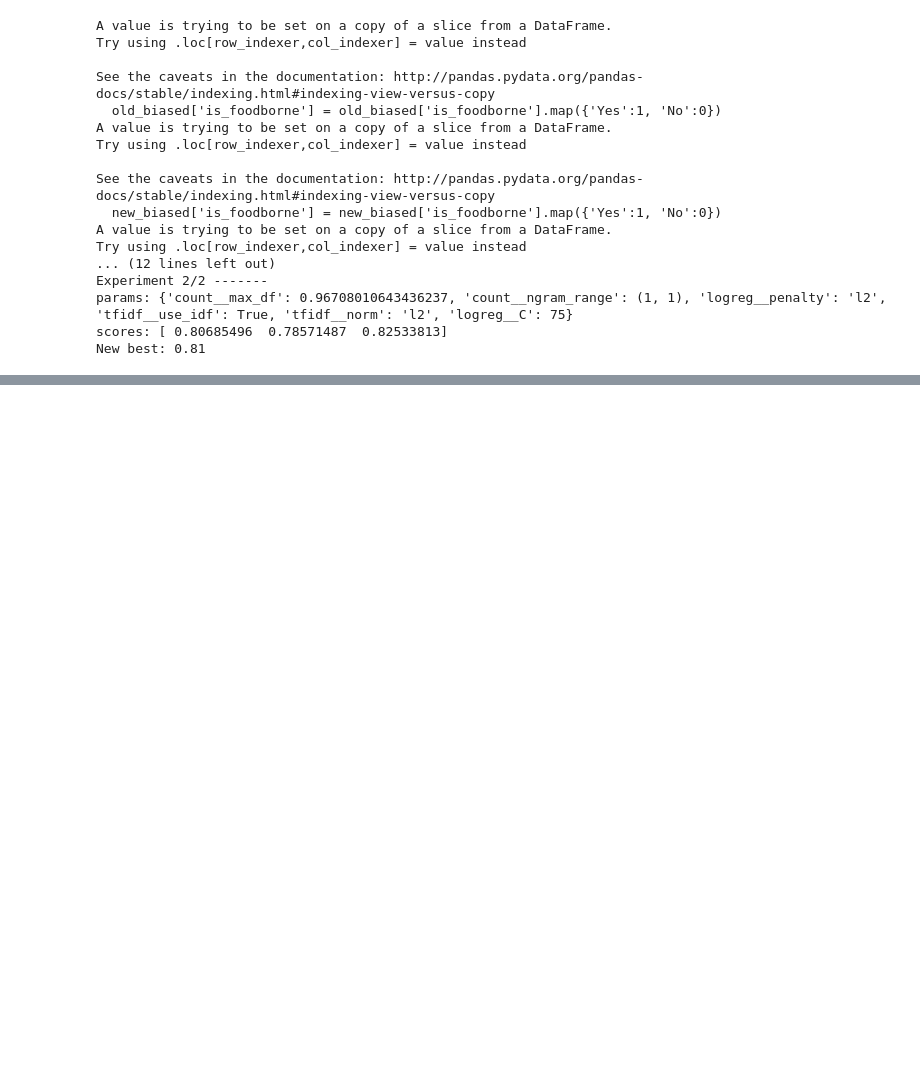
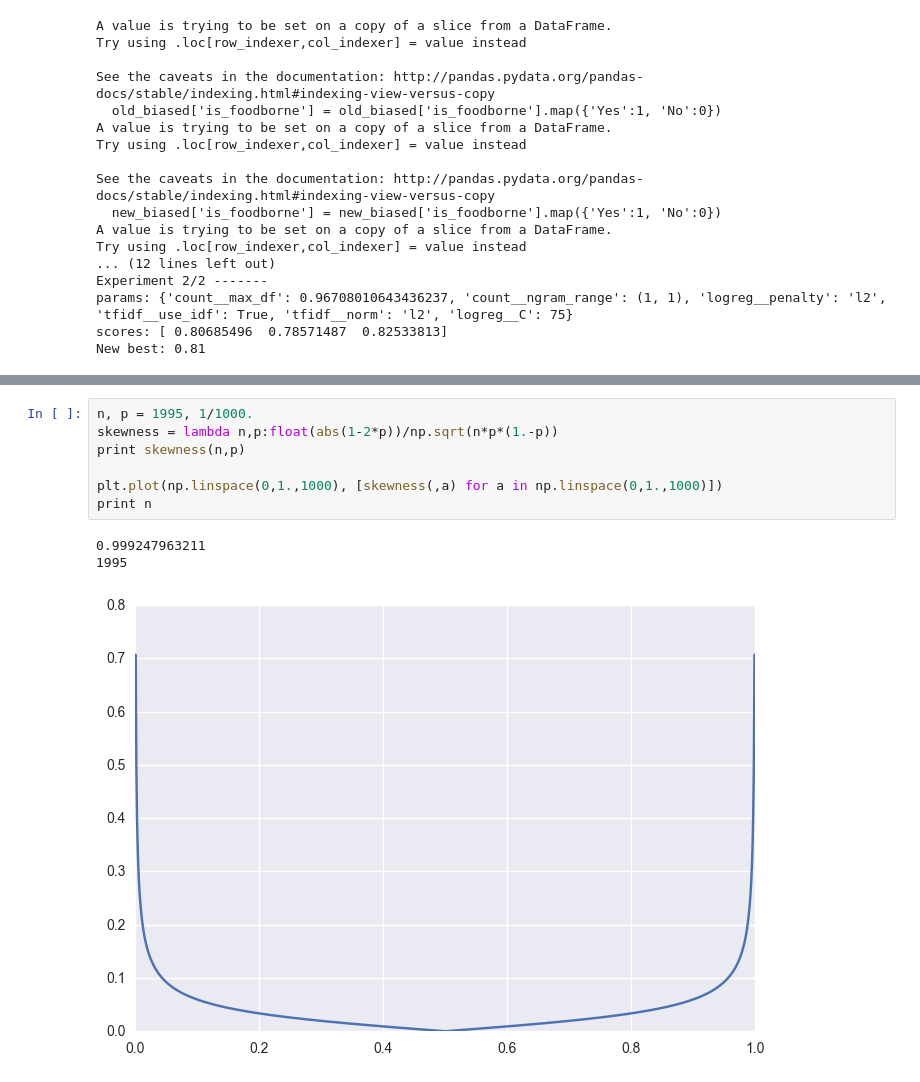
Before and after one commit to cu-publichealth/FoodborneML, a Jupyter notebook: jamia_2017/revision/Baseline Experiments.ipynb, the cells around one changed output, grey strips where cells are left out. Cells and saved outputs as stored; diff of their text form; blank space fills up the shorter version.

```diff
--- a/jamia_2017/revision/Baseline Experiments.ipynb
+++ b/jamia_2017/revision/Baseline Experiments.ipynb
@@ -616,0 +654,11 @@ New best: 0.81
+# %%
+n, p = 1995, 1/1000.
+skewness = lambda n,p:float(abs(1-2*p))/np.sqrt(n*p*(1.-p))
+print skewness(n,p)
+
+plt.plot(np.linspace(0,1.,1000), [skewness(,a) for a in np.linspace(0,1.,1000)])
+print n
+# %% [output]
+0.999247963211
+1995
+[figure, added]
```
Also changed, not shown: parts of 6 cells of this notebook, 9 other files.
